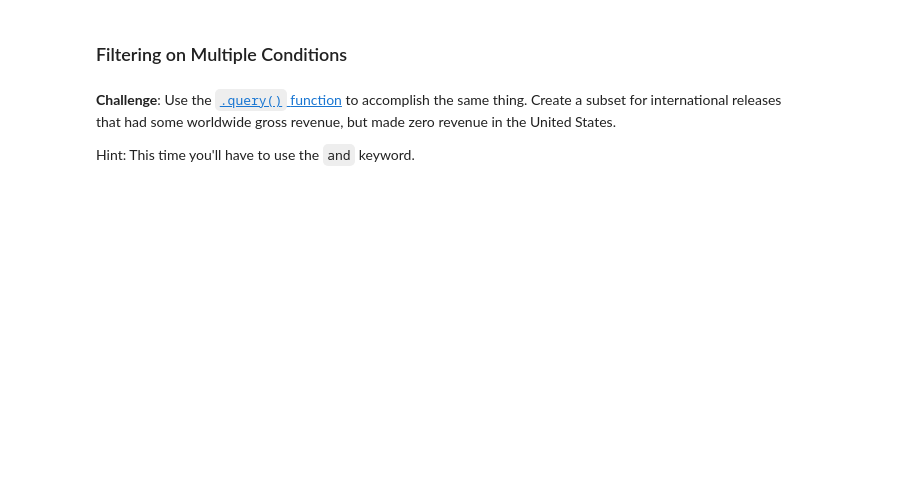
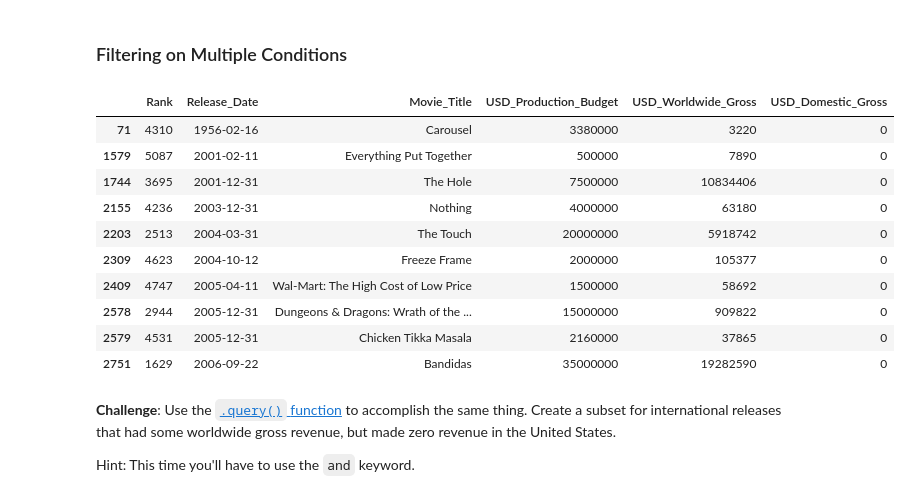
Before and after one commit to younes-qasempour/day-78-seaborn-linear-regression, a Jupyter notebook: Seaborn_and_Linear_Regression_(start).ipynb, the cells around one changed output. Drawn from its saved outputs; the diff is of its cells as text; code cells hidden in the pictures; blank space fills up the shorter version.

```diff
--- a/Seaborn_and_Linear_Regression_(start).ipynb
+++ b/Seaborn_and_Linear_Regression_(start).ipynb
@@ -112,5 +150,21 @@ data.describe()
 # %% [markdown]
 ### Filtering on Multiple Conditions
+# %%
+international_releases = data.loc[(data.USD_Domestic_Gross == 0) &
+                                  (data.USD_Worldwide_Gross != 0)]
+international_releases.head(10)
+# %% [output]
+|  | Rank | Release_Date | Movie_Title | USD_Production_Budget | USD_Worldwide_Gross | USD_Domestic_Gross |
+| 71 | 4310 | 1956-02-16 | Carousel | 3380000 | 3220 | 0 |
+| 1579 | 5087 | 2001-02-11 | Everything Put Together | 500000 | 7890 | 0 |
+| 1744 | 3695 | 2001-12-31 | The Hole | 7500000 | 10834406 | 0 |
+| 2155 | 4236 | 2003-12-31 | Nothing | 4000000 | 63180 | 0 |
+| 2203 | 2513 | 2004-03-31 | The Touch | 20000000 | 5918742 | 0 |
+| 2309 | 4623 | 2004-10-12 | Freeze Frame | 2000000 | 105377 | 0 |
+| 2409 | 4747 | 2005-04-11 | Wal-Mart: The High Cost of Low Price | 1500000 | 58692 | 0 |
+| 2578 | 2944 | 2005-12-31 | Dungeons & Dragons: Wrath of the ... | 15000000 | 909822 | 0 |
+| 2579 | 4531 | 2005-12-31 | Chicken Tikka Masala | 2160000 | 37865 | 0 |
+| 2751 | 1629 | 2006-09-22 | Bandidas | 35000000 | 19282590 | 0 |
 # %% [markdown]
 **Challenge**: Use the [`.query()` function](https://pandas.pydata.org/pandas-docs/stable/reference/api/pandas.DataFrame.query.html) to accomplish the same thing. Create a subset for international releases that had some worldwide gross revenue, but made zero revenue in the United States.
 
```
Also changed, not shown: parts of 6 cells of this notebook.
